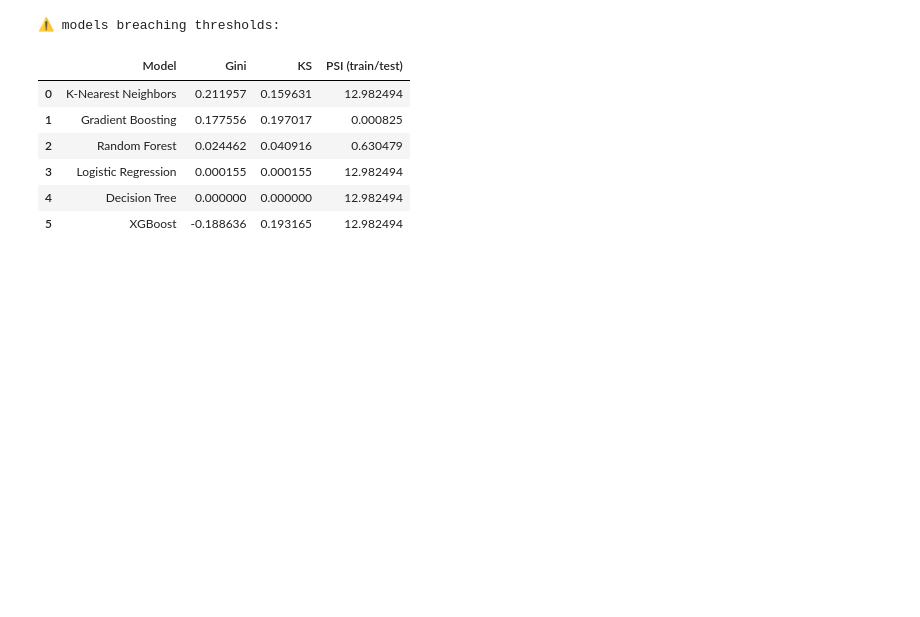
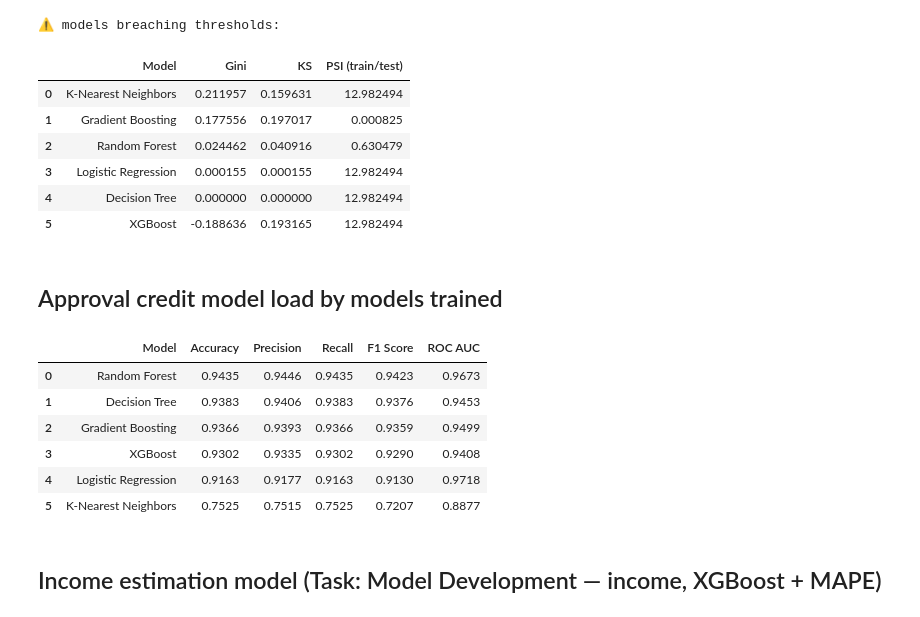
Before and after one commit to Mipjeiger/Credit-Risk-Analyst, a Jupyter notebook: notebooks/03_data_science_implemented.ipynb, the cells around one changed output. Drawn from its saved outputs; the diff is of its cells as text; code cells hidden in the pictures; blank space fills up the shorter version.

```diff
--- a/notebooks/03_data_science_implemented.ipynb
+++ b/notebooks/03_data_science_implemented.ipynb
@@ -35,6 +35,7 @@ METRICS_PATH = MODEL_DIR / "metrics_credit_risk" / "model_metrics.csv"
 PARAMS_PATH  = MODEL_DIR / "params_credit_risk"  / "best_parameters.json"
 CM_PATH      = MODEL_DIR / "confusion_matrices.npz"
 PARQUET_PATH = PROJECT / "database" / "data" / "merged_credit_risk_data.parquet"
+MODEL_BUNDLE = PROJECT / "database" / "LLM" / "outputs_llm" / "model_artifacts" / "model_bundle.joblib"
 
 # ---- Target / feature spec (from metadata.json) ----
 TARGET = "Approved_Flag"
@@ -50,6 +51,7 @@ print(f"repo:       {BASE_PATH}")
 print(f"model dir:  {MODEL_DIR}")
 print(f"features:   {len(FEATURES)}")
 print(f"classes:    {CLASS_LABELS}")
+print(f"Model bundle: {MODEL_BUNDLE}")
 # %% [output]
 repo:       /Users/miftahhadiyannoor/Documents/credit_risk
 model dir:  /Users/miftahhadiyannoor/Documents/credit_risk/credit_risk_production/models/credit_risk
@@ -264,3 +267,80 @@ Monitoring metrics for all models:
 | 3 | Logistic Regression | 0.000155 | 0.000155 | 12.982494 |
 | 4 | Decision Tree | 0.000000 | 0.000000 | 12.982494 |
 | 5 | XGBoost | -0.188636 | 0.193165 | 12.982494 |
+# %% [markdown]
+## Approval credit model load by models trained
+# %%
+from sklearn.metrics import accuracy_score, precision_score, recall_score, f1_score
+
+TARGET = "Approved_Flag"
+target_features = [c for c in FEATURES if c != TARGET]
+
+# Load scaler from model bundle
+model_bundle = joblib.load(MODEL_BUNDLE)
+scaler = model_bundle["scaler"]
+
+df_reg = pd.read_parquet(PARQUET_PATH, columns=[TARGET] + target_features)
+for col in df_reg.select_dtypes(include=["object", "category"]).columns:
+    le = LabelEncoder()
+    df_reg[col] = le.fit_transform(df_reg[col].astype(str))
+
+X = df_reg[target_features]
+y= df_reg[TARGET]
+
+X_train, X_test, y_train, y_test = train_test_split(X, y, test_size=0.2, random_state=42, stratify=y)
+
+# 3. Apply the fitted scaler on X_train and X_test
+X_train_scaled = scaler.fit_transform(X_train)
+X_test_scaled = scaler.transform(X_test)
+
+# 4. Load Models & Evaluate
+models = {
+    "Logistic Regression": joblib.load(ML_DIR / "logistic_regression.joblib"),
+    "Random Forest": joblib.load(ML_DIR / "random_forest.joblib"),
+    "Gradient Boosting": joblib.load(ML_DIR / "gradient_boosting.joblib"),
+    "XGBoost": joblib.load(ML_DIR / "xgboost.joblib"),
+    "K-Nearest Neighbors": joblib.load(ML_DIR / "k_nearest_neighbors.joblib"),
+    "Decision Tree": joblib.load(ML_DIR / "decision_tree.joblib")
+}
+
+results = []
+for name, model in models.items():
+    # Predict using scaled evaluation features
+    y_pred = model.predict(X_test_scaled)
+    y_prob = model.predict_proba(X_test_scaled)
+
+    # Compute classification metrics
+    accuracy = accuracy_score(y_test, y_pred)
+    precision = precision_score(y_test, y_pred, average="weighted", zero_division=0)
+    recall = recall_score(y_test, y_pred, average="weighted", zero_division=0)
+    f1 = f1_score(y_test, y_pred, average="weighted", zero_division=0)
+
+    auc = roc_auc_score(
+        y_test,
+        y_prob,
+        multi_class="ovr",
+        average="weighted",
+        labels=model.classes_
+    )
+
+    results.append({
+        "Model": name,
+        "Accuracy": round(accuracy, 4),
+        "Precision": round(precision, 4),
+        "Recall": round(recall, 4),
+        "F1 Score": round(f1, 4),
+        "ROC AUC": round(auc, 4)
+    })
+
+metrics_df = pd.DataFrame(results).sort_values("F1 Score", ascending=False).reset_index(drop=True)
+display(metrics_df)
+# %% [output]
+|  | Model | Accuracy | Precision | Recall | F1 Score | ROC AUC |
+| 0 | Random Forest | 0.9435 | 0.9446 | 0.9435 | 0.9423 | 0.9673 |
+| 1 | Decision Tree | 0.9383 | 0.9406 | 0.9383 | 0.9376 | 0.9453 |
+| 2 | Gradient Boosting | 0.9366 | 0.9393 | 0.9366 | 0.9359 | 0.9499 |
+| 3 | XGBoost | 0.9302 | 0.9335 | 0.9302 | 0.9290 | 0.9408 |
+| 4 | Logistic Regression | 0.9163 | 0.9177 | 0.9163 | 0.9130 | 0.9718 |
+| 5 | K-Nearest Neighbors | 0.7525 | 0.7515 | 0.7525 | 0.7207 | 0.8877 |
+# %% [markdown]
+## Income estimation model (Task: Model Development — income, XGBoost + MAPE)
```
Also changed, not shown: parts of 4 cells of this notebook.
